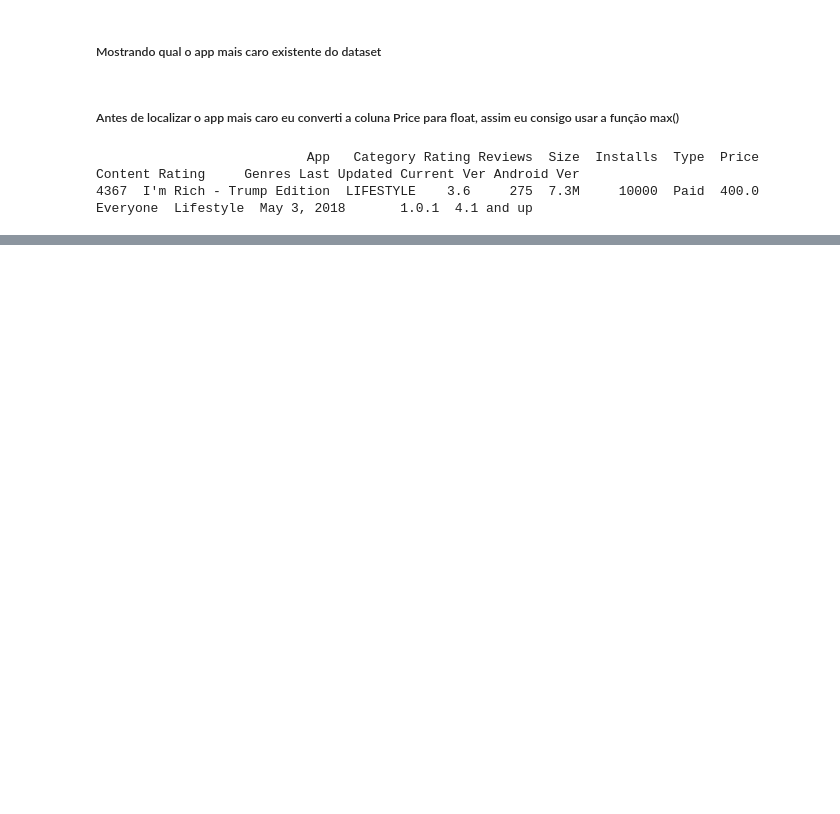
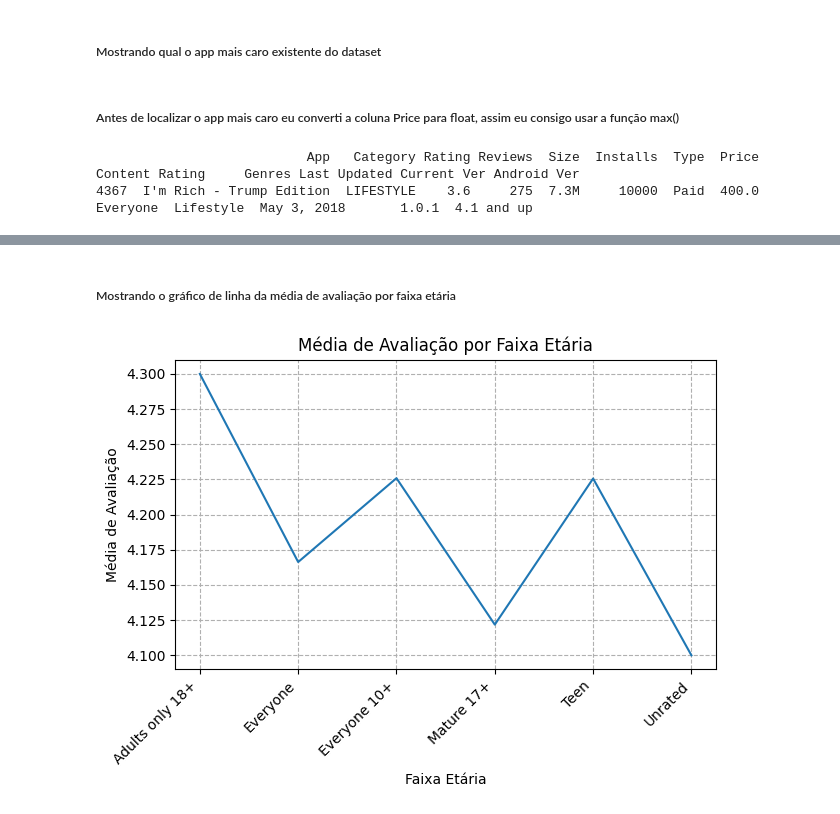
Before and after one commit to Rafaapsantos/CompassUol_Programa_de_bolsas, a Jupyter notebook: Sprint 3/Desafios/desafio.ipynb, the cells around one changed output, grey strips where cells are left out. Drawn from its saved outputs; the diff is of its cells as text; code cells hidden in the pictures; blank space fills up the shorter version.

```diff
--- a/Sprint 3/Desafios/desafio.ipynb
+++ b/Sprint 3/Desafios/desafio.ipynb
@@ -103,0 +112,7 @@ A quantidade de apps classificados como mature 17+ é: 499
+# %%
+df['Reviews'] = pd.to_numeric(df['Reviews'])
+
+top_10_reviews = df.nlargest(10, 'Reviews')
+top_10_reviews = top_10_reviews.sort_values(by='Reviews', ascending=False)
+for i, (app, quantidade) in enumerate(zip(top_10_reviews['App'], top_10_reviews['Reviews'])):
+    print(f'{i + 1} - {app}: {quantidade}')
@@ -103,0 +134,6 @@ A quantidade de apps classificados como mature 17+ é: 499
+# %%
+df['Rating'] = pd.to_numeric(df['Rating'], errors='coerce')
+
+media_avaliacao_por_faixa_etaria = df.groupby('Content Rating')['Rating'].mean()
+for faixa_etaria, media in media_avaliacao_por_faixa_etaria.items():
+    print(f"A média da faixa etária {faixa_etaria} é de {round(media,2)}")
@@ -103,0 +165,13 @@ A quantidade de apps classificados como mature 17+ é: 499
+# %% [markdown]
+##### Mostrando o gráfico de linha da média de avaliação por faixa etária
+# %%
+plt.plot(media_avaliacao_por_faixa_etaria.index, media_avaliacao_por_faixa_etaria.values)
+plt.title('Média de Avaliação por Faixa Etária')
+plt.xlabel('Faixa Etária')
+plt.ylabel('Média de Avaliação')
+plt.xticks(rotation=45, ha='right')
+plt.grid(True, linestyle='--')
+plt.tight_layout()
+plt.show()
+# %% [output]
+[figure, added]
```
Also changed, not shown: parts of 19 cells of this notebook, 20 other files.
